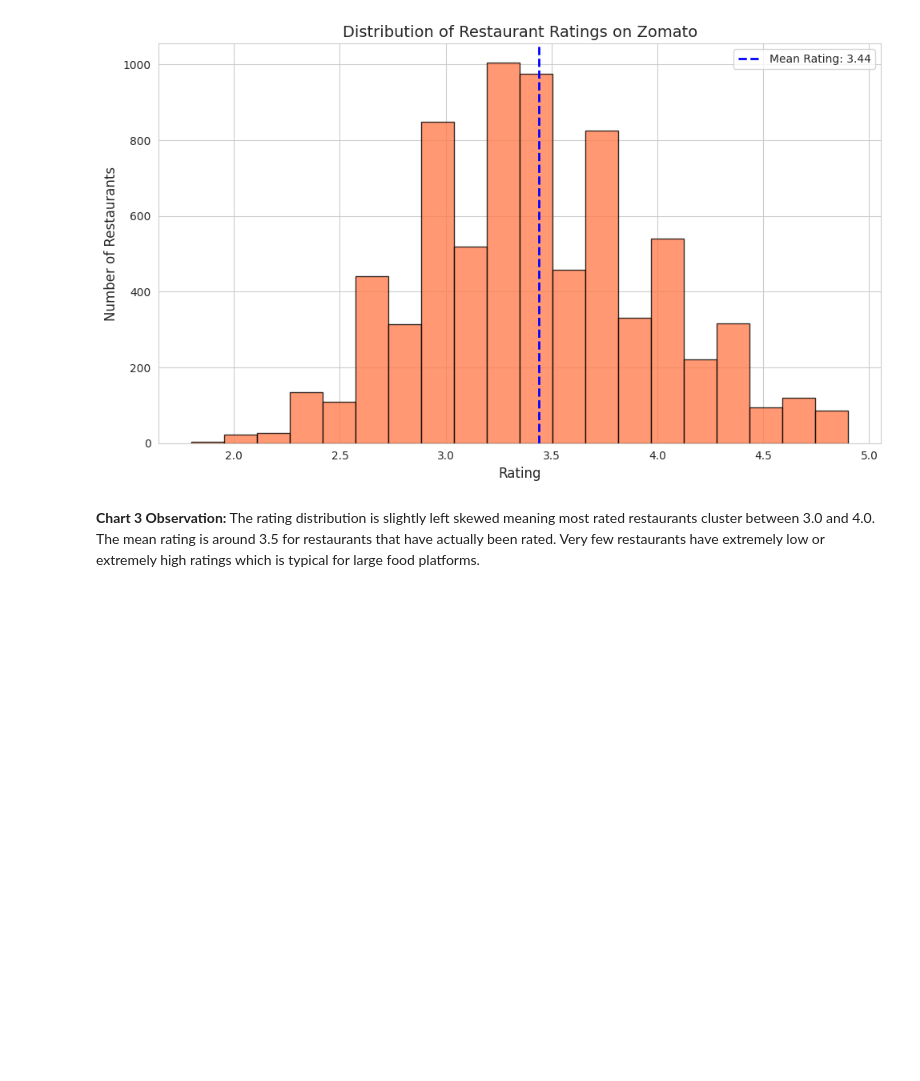
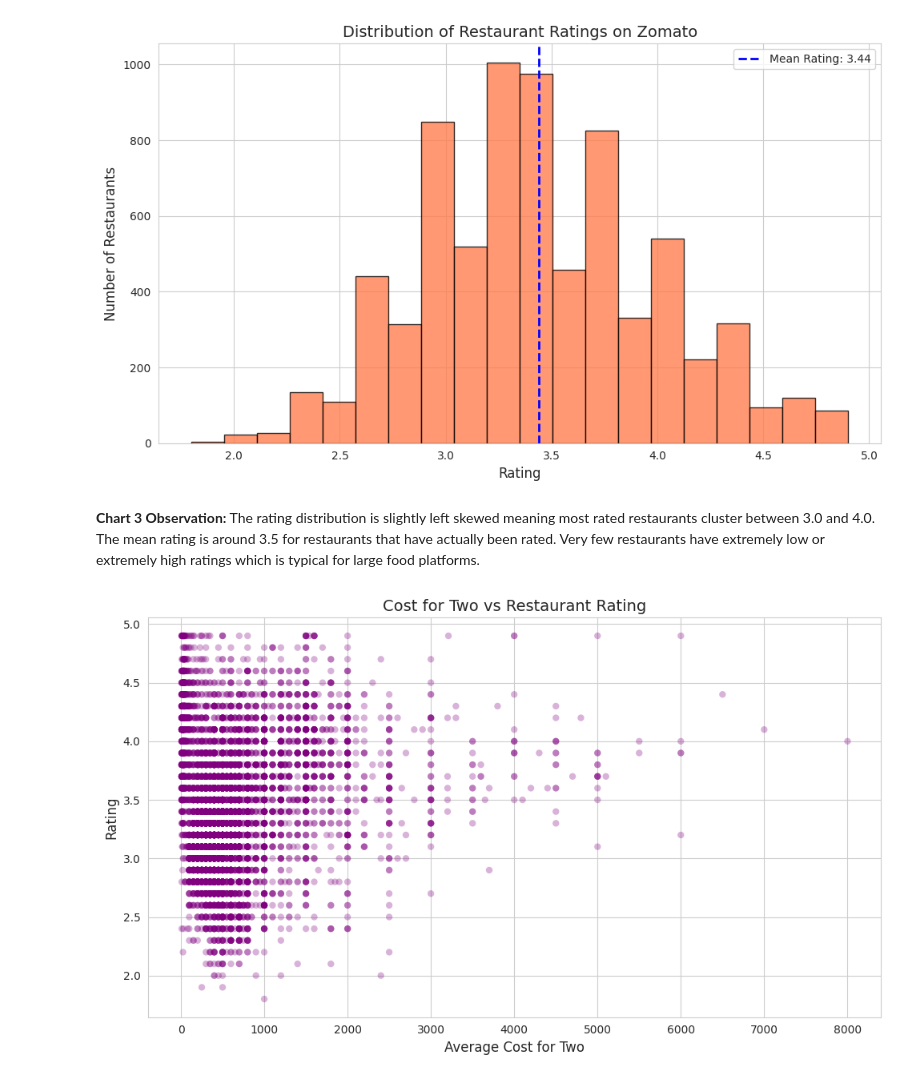
Before and after one commit to chandanar8126/zomato-eda-pluto-academy, a Jupyter notebook: Zomato_EDA_PlutoAcademy.ipynb, the cells around one changed output. Drawn from its saved outputs; the diff is of its cells as text; code cells hidden in the pictures; blank space fills up the shorter version.

Commit message:
added remaining 3 visualizations - scatter plot, line chart, heatmap

```diff
--- a/Zomato_EDA_PlutoAcademy.ipynb
+++ b/Zomato_EDA_PlutoAcademy.ipynb
@@ -463,3 +461,24 @@ meaning most rated restaurants cluster between 3.0 and 4.0. The mean
 rating is around 3.5 for restaurants that have actually been rated.
 Very few restaurants have extremely low or extremely high ratings
 which is typical for large food platforms.
+# %%
+# Chart 4 - Scatter Plot
+# Cost for two vs Rating
+
+# filtering out unrated and zero cost restaurants
+scatter_df = df[(df['rating'] > 0) & (df['cost_for_two'] > 0) & (df['cost_for_two'] < 10000)]
+
+plt.figure(figsize=(10, 6))
+plt.scatter(scatter_df['cost_for_two'],
+            scatter_df['rating'],
+            alpha=0.3,
+            color='purple',
+            edgecolors='none')
+
+plt.title('Cost for Two vs Restaurant Rating', fontsize=14)
+plt.xlabel('Average Cost for Two', fontsize=12)
+plt.ylabel('Rating', fontsize=12)
+plt.tight_layout()
+plt.show()
+# %% [output]
+[figure, added]
```
Also changed, not shown: parts of 7 cells of this notebook.
